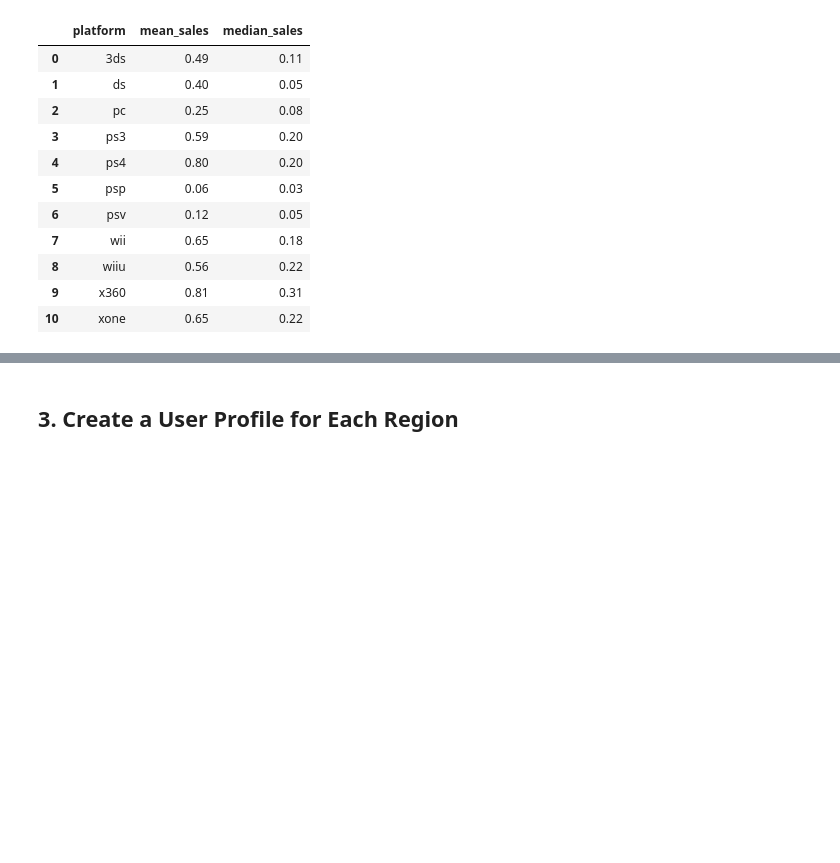
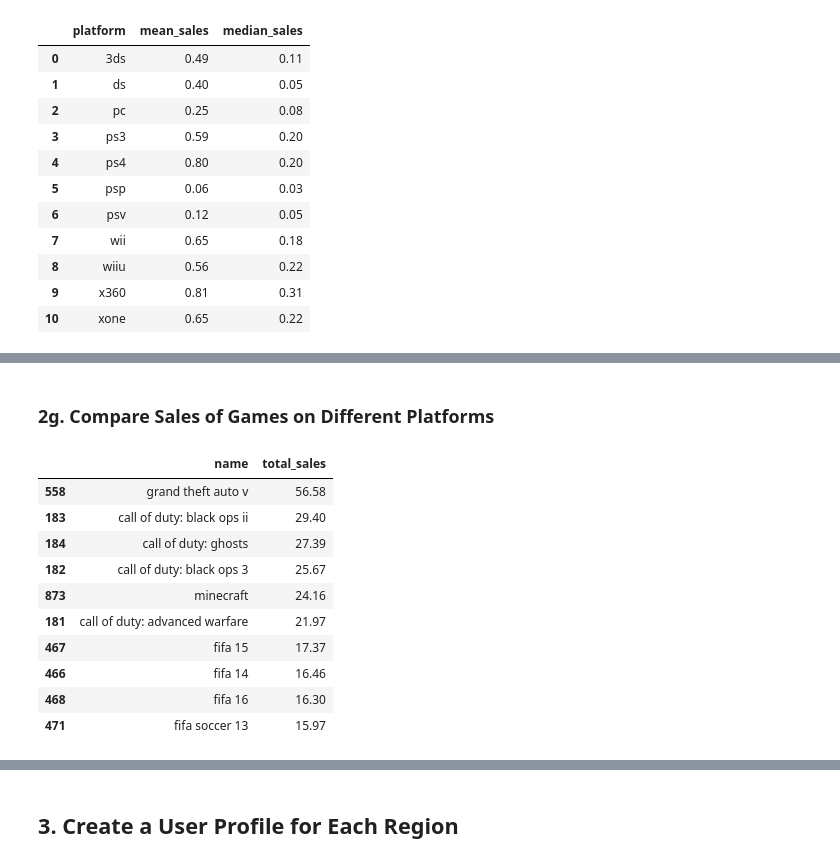
Before and after one commit to kellyshreeve/Forecasting-Global-Video-Game-Preference, a Jupyter notebook: Data Analysis.ipynb, the cells around one changed output, grey strips where cells are left out. Saved outputs shown, nothing was run; the diff lists cells and outputs as text; code cells hidden in the pictures; blank space fills up the shorter version.

Commit message:
game comparisons

```diff
--- a/Data Analysis.ipynb
+++ b/Data Analysis.ipynb
@@ -349,7 +393,7 @@ user_score is highly left skewed, so I will fill missing values with the median.
 # Fill rows that are missing on user_score but not missing on critic_score with the median of user_score
 s1 = vg['critic_score'].notna()
 
-vg.loc[s1, 'user_score'] = vg.loc[s1, 'user_score'].fillna(vg['user_score'].median())
+vg.loc[s1, 'user_score'] = vg.loc[s1, 'user_score'].fillna(vg.groupby('platform')['user_score'].transform('median'))
 
 print(vg.isna().sum())
 # %% [output]
@@ -371,7 +415,7 @@ Missing user_scores are replaced with the median of user_score in rows where cri
 # Fill missing critic_scores that have a user_score with the median of critic_score
 s1 = vg['user_score'].notna()
 
-vg.loc[s1, 'critic_score'] = vg.loc[s1, 'critic_score'].fillna(vg['critic_score'].median())
+vg.loc[s1, 'critic_score'] = vg.loc[s1, 'critic_score'].fillna(vg.groupby('genre')['critic_score'].transform('median'))
 # %%
 # Print missing values that are left
 print('After logical imputation, these are the missing values still in the dataset:')
@@ -763,0 +838,20 @@ crit_scat.show()
+# %% [markdown]
+### 2g. Compare Sales of Games on Different Platforms
+# %%
+# Find the 10 highest-selling games
+game_best_sellers = vg_5y.groupby('name')['total_sales'].sum().reset_index().sort_values('total_sales', ascending=False)
+
+# Print the top 10 grossing games and their total sales
+display(game_best_sellers.head(10))
+# %% [output]
+|  | name | total_sales |
+| 558 | grand theft auto v | 56.58 |
+| 183 | call of duty: black ops ii | 29.40 |
+| 184 | call of duty: ghosts | 27.39 |
+| 182 | call of duty: black ops 3 | 25.67 |
+| 873 | minecraft | 24.16 |
+| 181 | call of duty: advanced warfare | 21.97 |
+| 467 | fifa 15 | 17.37 |
+| 466 | fifa 14 | 16.46 |
+| 468 | fifa 16 | 16.30 |
+| 471 | fifa soccer 13 | 15.97 |
```
Also changed, not shown: parts of 14 cells of this notebook.
